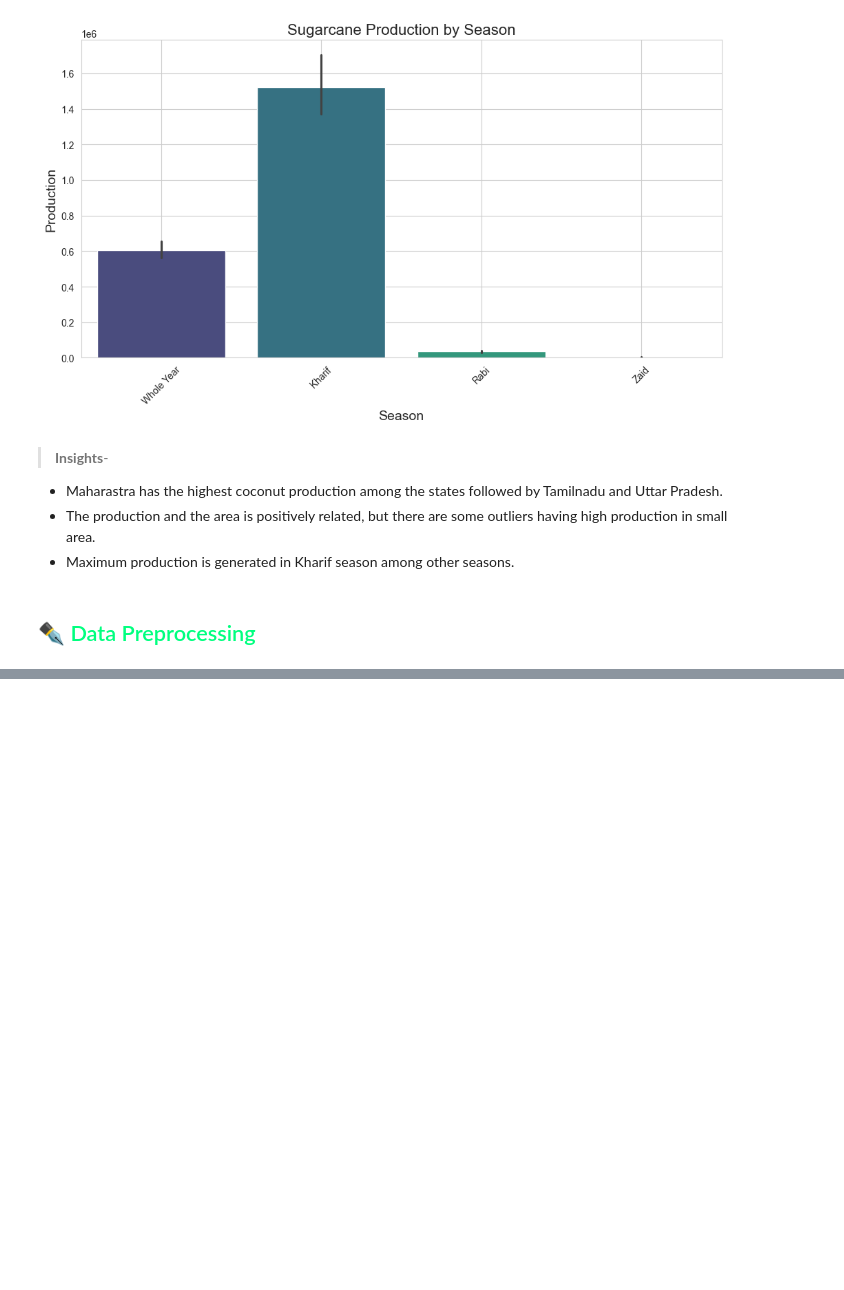
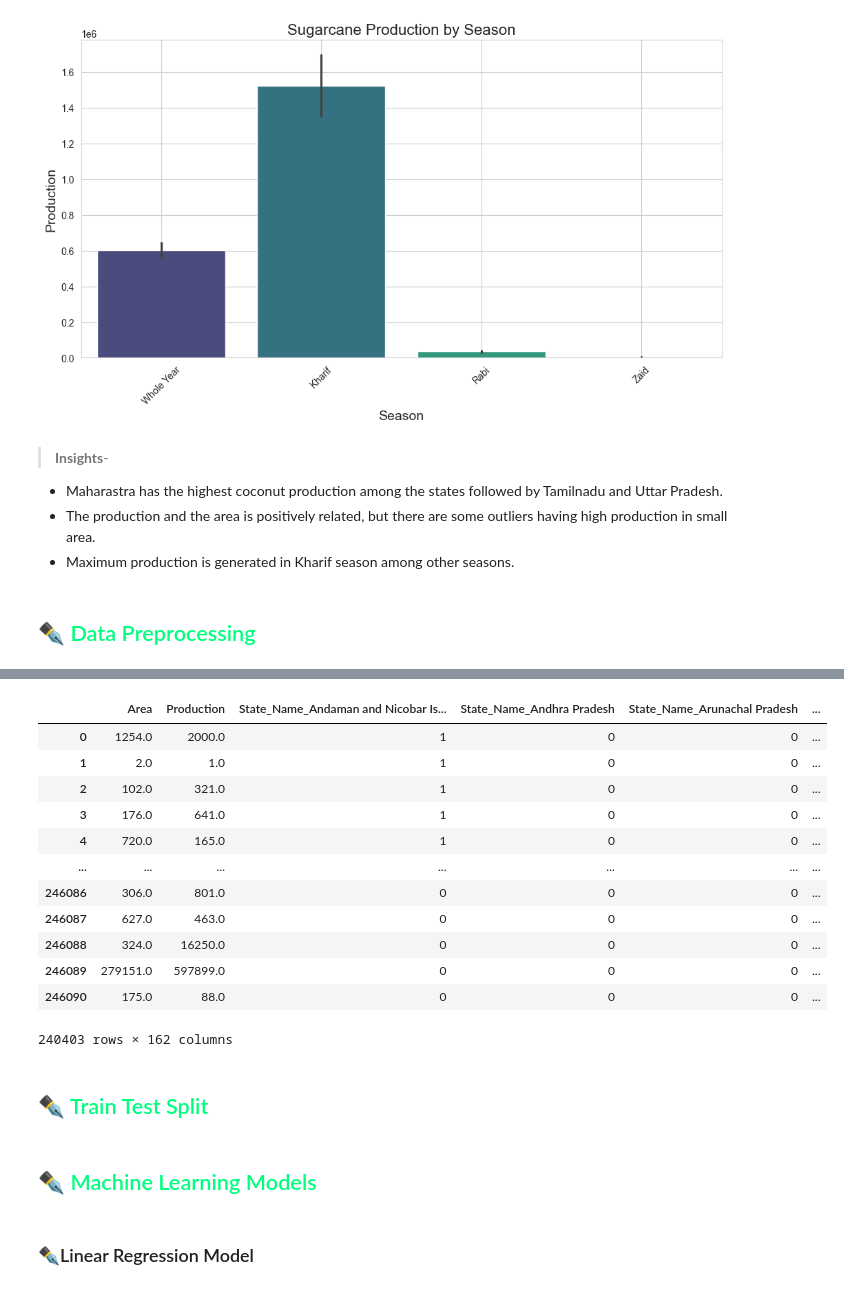
Before and after one commit to Fransis-DS24/Crop-Production-Analysis-Project, a Jupyter notebook: Project_Crop_Prodcution.ipynb, the cells around one changed output, grey strips where cells are left out. Cells and saved outputs as stored; diff of their text form; code cells hidden in the pictures; blank space fills up the shorter version.

Commit message:
Trained and deployed ML models
Achieved 78% R2 Score on test set using Random Forest Regressor.

```diff
--- a/Project_Crop_Prodcution.ipynb
+++ b/Project_Crop_Prodcution.ipynb
@@ -827,3 +859,5 @@ df.head()
 | 2 | Andaman and Nicobar Islands | NICOBARS | 2000 | Kharif | Rice | 102.0 | 321.0 | 3.15 | Cereals | ... |
 | 3 | Andaman and Nicobar Islands | NICOBARS | 2000 | Whole Year | Banana | 176.0 | 641.0 | 3.64 | Fruits | ... |
 | 4 | Andaman and Nicobar Islands | NICOBARS | 2000 | Whole Year | Cashewnut | 720.0 | 165.0 | 0.23 | Nuts | ... |
+# %%
+final_df=df.drop(['District_Name','Crop_Year','crop_cat','Regions','crop_yield'],axis=1)
@@ -829,0 +880,20 @@ df.head()
+# %%
+dummies=pd.get_dummies(df[['State_Name','Season','Crop']],dtype=int)
+dummy_data=pd.concat([final_df.drop(['State_Name','Season','Crop'],axis=1),dummies],axis=1)
+dummy_data
+# %% [output]
+|  | Area | Production | State_Name_Andaman and Nicobar Is... | State_Name_Andhra Pradesh | State_Name_Arunachal Pradesh | ... |
+| 0 | 1254.0 | 2000.0 | 1 | 0 | 0 | ... |
+| 1 | 2.0 | 1.0 | 1 | 0 | 0 | ... |
+| 2 | 102.0 | 321.0 | 1 | 0 | 0 | ... |
+| 3 | 176.0 | 641.0 | 1 | 0 | 0 | ... |
+| 4 | 720.0 | 165.0 | 1 | 0 | 0 | ... |
+| ... | ... | ... | ... | ... | ... | ... |
+| 246086 | 306.0 | 801.0 | 0 | 0 | 0 | ... |
+| 246087 | 627.0 | 463.0 | 0 | 0 | 0 | ... |
+| 246088 | 324.0 | 16250.0 | 0 | 0 | 0 | ... |
+| 246089 | 279151.0 | 597899.0 | 0 | 0 | 0 | ... |
+| 246090 | 175.0 | 88.0 | 0 | 0 | 0 | ... |
+240403 rows × 162 columns
+# %% [markdown]
+## <span style="color: springgreen;">✒️ Train Test Split  </span>
@@ -829,0 +906,4 @@ df.head()
+# %% [markdown]
+## <span style="color: springgreen;">✒️ Machine Learning Models  </span>
+# %% [markdown]
+### ✒️Linear Regression Model
```
Also changed, not shown: parts of 28 cells of this notebook, 3 other files.
